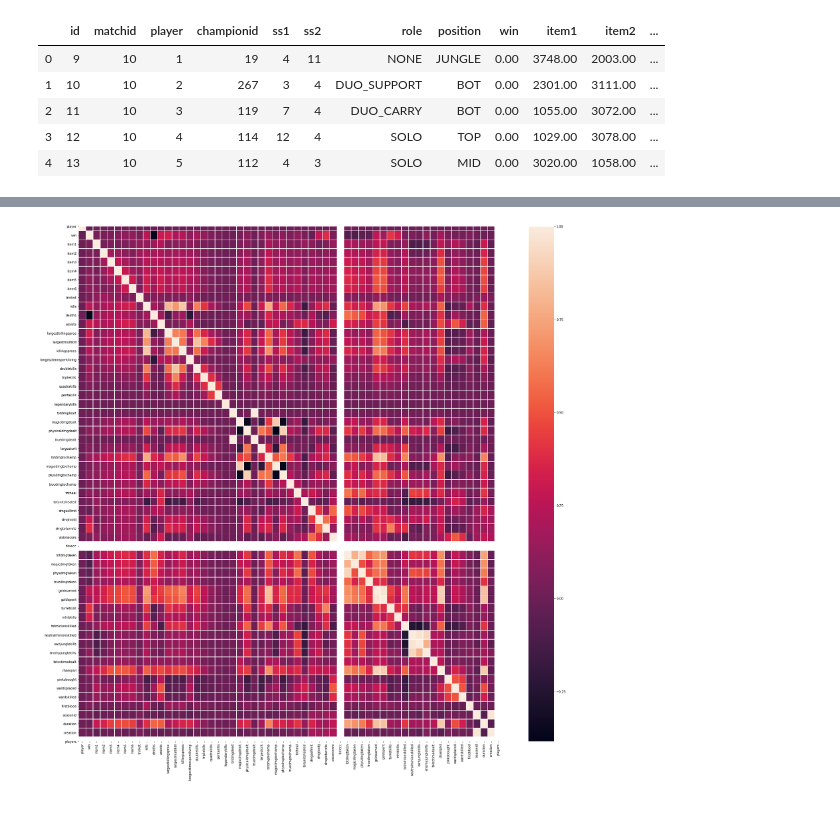
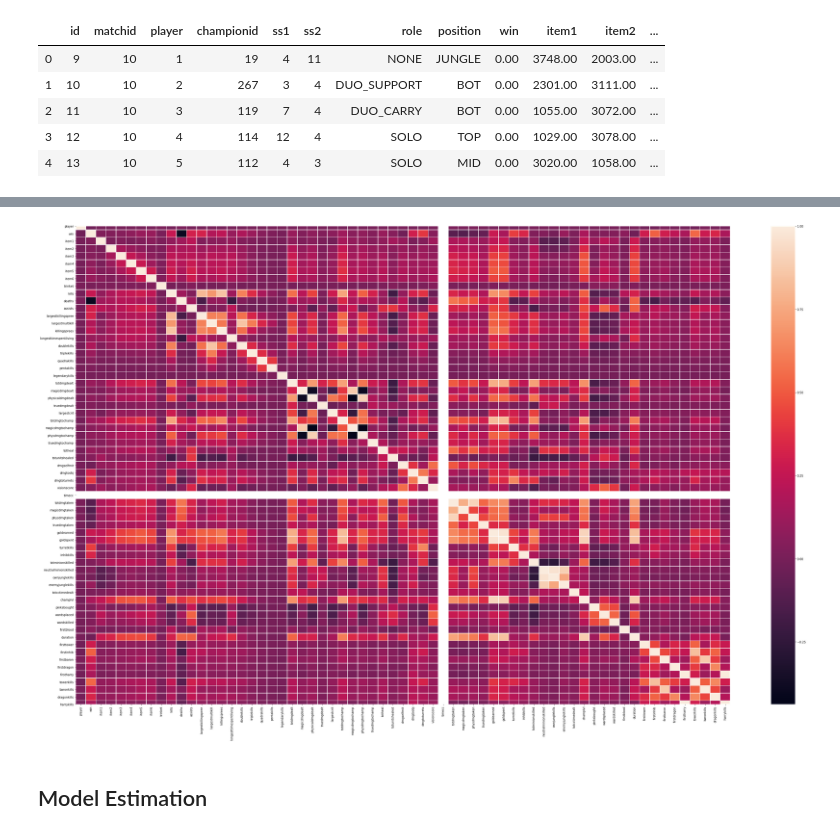
Before and after one commit to Szmariu/LoL-Model, a Jupyter notebook: code.ipynb, the cells around one changed output, grey strips where cells are left out. Drawn from its saved outputs; the diff is of its cells as text; code cells hidden in the pictures.

```diff
--- a/code.ipynb
+++ b/code.ipynb
@@ -253,0 +545,4 @@ fig.tight_layout(pad=3)
+# %%
+players = players.query("duration<3500 and duration>0")
+players = players.query("largestkillingspree<15")
+players = players.query("kills<25")
@@ -253,0 +580,7 @@ fig.tight_layout(pad=3)
+# %%
+players = players.query("totdmgdealt>0 and totdmgdealt<400000")
+players = players.query("totdmgtochamp<60000")
+players = players.query("totdmgtaken<80000 and totdmgtaken>0")
+players = players.query("turretkills<7")
+players = players.query("totminionskilled<400")
+players = players.query("neutralminionskilled<100")
@@ -253,0 +606,3 @@ fig.tight_layout(pad=3)
+# %%
+players = players.query("goldearned>0 and goldearned<25000")
+players = players.query("goldspent>0 and goldspent<25000")
@@ -253,0 +675,6 @@ fig.tight_layout(pad=3)
+# %%
+players = players.query("harrykills<2")
+players = players.query("dragonkills<6")
+players = players.query("baronkills<4")
+players = players.query("inhibkills<4")
+players = players.query("towerkills<12")
@@ -276,6 +701,8 @@ Name: win, dtype: float64
 # %%
-f,ax = plt.subplots(figsize=(30, 30))
+f,ax = plt.subplots(figsize=(50, 30))
 sns.heatmap(pd.DataFrame(correlationValues), linewidths=.5, fmt= '.1f',ax=ax)
 plt.show()
 # %% [output]
-[figure, old version]
+[figure, new version]
+# %% [markdown]
+## Model Estimation
```
Also changed, not shown: parts of 64 cells of this notebook.
